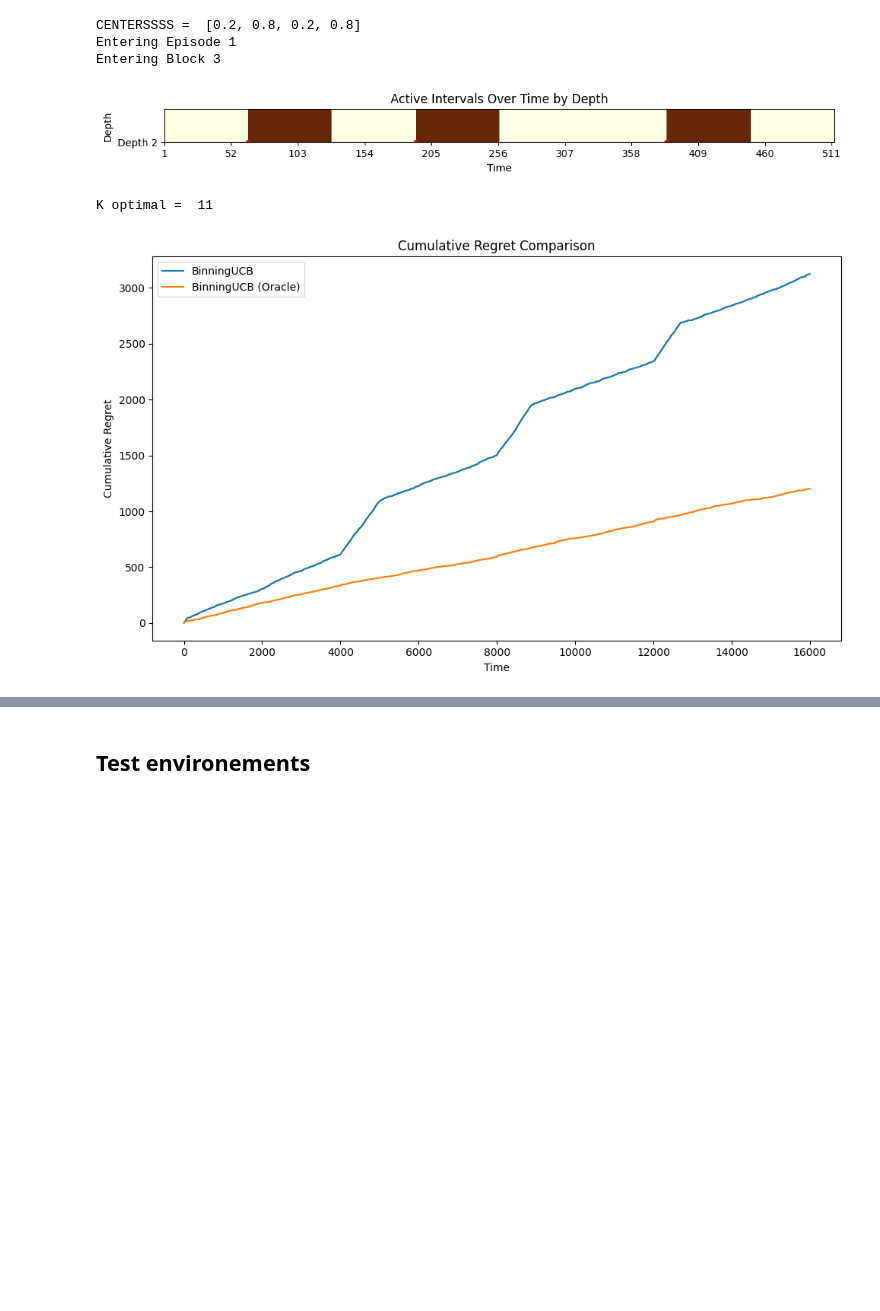
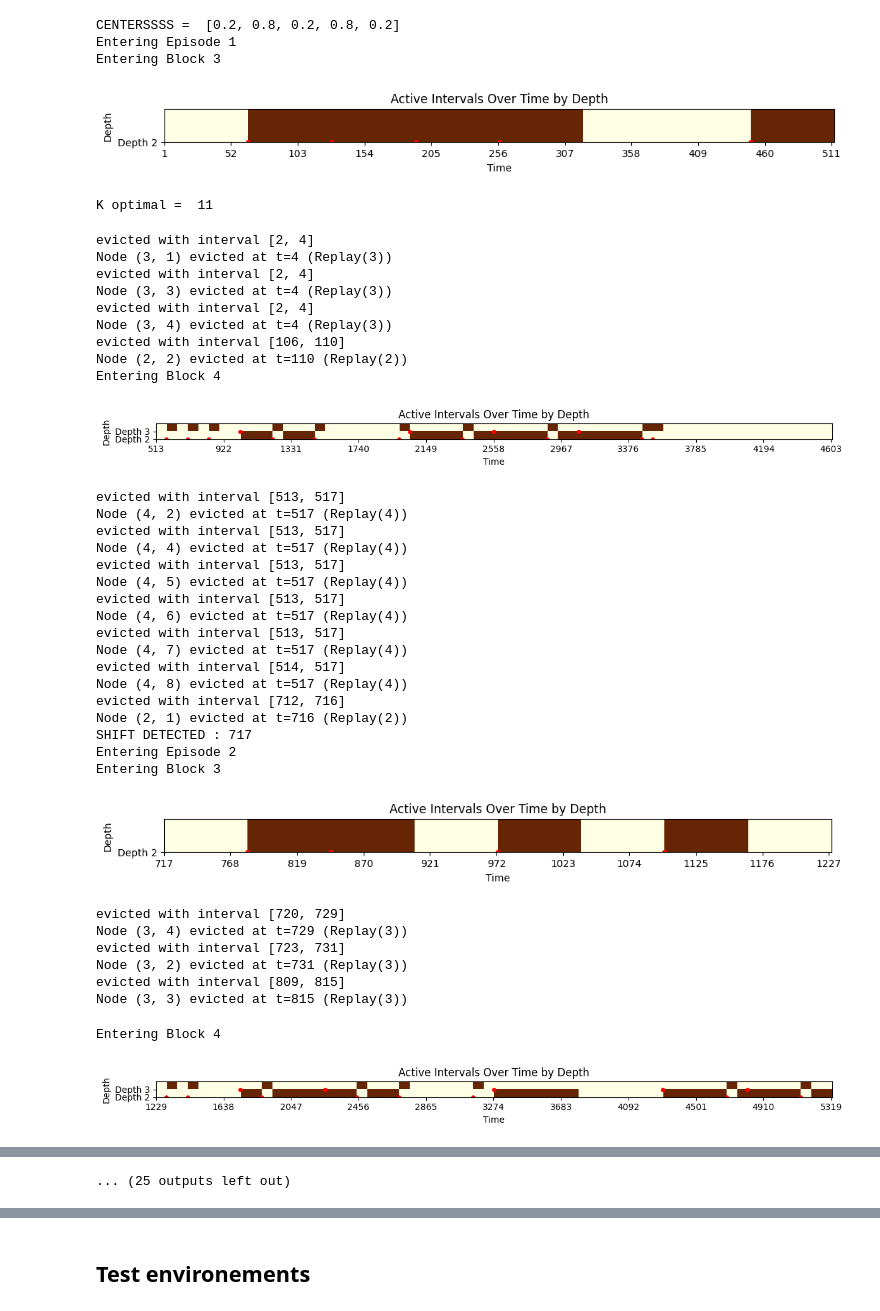
Before and after one commit to nguyenicolas/NS_Lipschitz_Bandits, a Jupyter notebook: main.ipynb, the cells around one changed output, grey strips where cells are left out. Drawn from its saved outputs; the diff is of its cells as text; code cells hidden in the pictures; blank space fills up the shorter version.

```diff
--- a/main.ipynb
+++ b/main.ipynb
@@ -49,31 +49,66 @@ class Simulator:
             plt.tight_layout()
             plt.show()
 # %%
-nb_shifts = 4
-phase_length = 4000
+nb_shifts = 5
+phase_length = 3000
 T = nb_shifts*phase_length
 env = Environment.Environment(T, nb_shifts)
 
-algo_MBDE = Policy.MBDE(T, c0=0.2)
+algo_MBDE = Policy.MBDE(T, c0=0.12)
 algo_BinningUCB = Policy.BinningUCB(T)
 algo_BinningUCB_Oracle = Policy.BinningUCB_Oracle(T, nb_shifts)
 
 sim = Simulator(
     algos={
-        #"BinningUCB": algo_BinningUCB,
-        #"BinningUCB (Oracle)": algo_BinningUCB_Oracle,
+        "BinningUCB": algo_BinningUCB,
+        "BinningUCB (Oracle)": algo_BinningUCB_Oracle,
         "MBDE": algo_MBDE,
     },
     env=env,
     T=T
 )
 
 sim.run()
 sim.plot_regrets()
 # %% [output]
-CENTERSSSS =  [0.2, 0.8, 0.2, 0.8]
+CENTERSSSS =  [0.2, 0.8, 0.2, 0.8, 0.2]
 Entering Episode 1
 Entering Block 3
-[figure, old version]
+[figure, new version]
 K optimal =  11
+evicted with interval [2, 4]
+Node (3, 1) evicted at t=4 (Replay(3))
+evicted with interval [2, 4]
+Node (3, 3) evicted at t=4 (Replay(3))
+evicted with interval [2, 4]
+Node (3, 4) evicted at t=4 (Replay(3))
+evicted with interval [106, 110]
+Node (2, 2) evicted at t=110 (Replay(2))
+Entering Block 4
-[figure, old version]
+[figure, new version]
+evicted with interval [513, 517]
+Node (4, 2) evicted at t=517 (Replay(4))
+evicted with interval [513, 517]
+Node (4, 4) evicted at t=517 (Replay(4))
+evicted with interval [513, 517]
+Node (4, 5) evicted at t=517 (Replay(4))
+evicted with interval [513, 517]
+Node (4, 6) evicted at t=517 (Replay(4))
+evicted with interval [513, 517]
+Node (4, 7) evicted at t=517 (Replay(4))
+evicted with interval [514, 517]
+Node (4, 8) evicted at t=517 (Replay(4))
+evicted with interval [712, 716]
+Node (2, 1) evicted at t=716 (Replay(2))
+SHIFT DETECTED : 717
+Entering Episode 2
+Entering Block 3
+[figure, added]
+evicted with interval [720, 729]
+Node (3, 4) evicted at t=729 (Replay(3))
+evicted with interval [723, 731]
+Node (3, 2) evicted at t=731 (Replay(3))
+evicted with interval [809, 815]
+Node (3, 3) evicted at t=815 (Replay(3))
+Entering Block 4
+[figure, added]
@@ -80,3 +135,4 @@ K optimal =  11
+... (25 outputs left out)
 # %%
 sim.plot_regrets()
 # %% [output]
```
Also changed, not shown: parts of 4 cells of this notebook, 2 other files.
